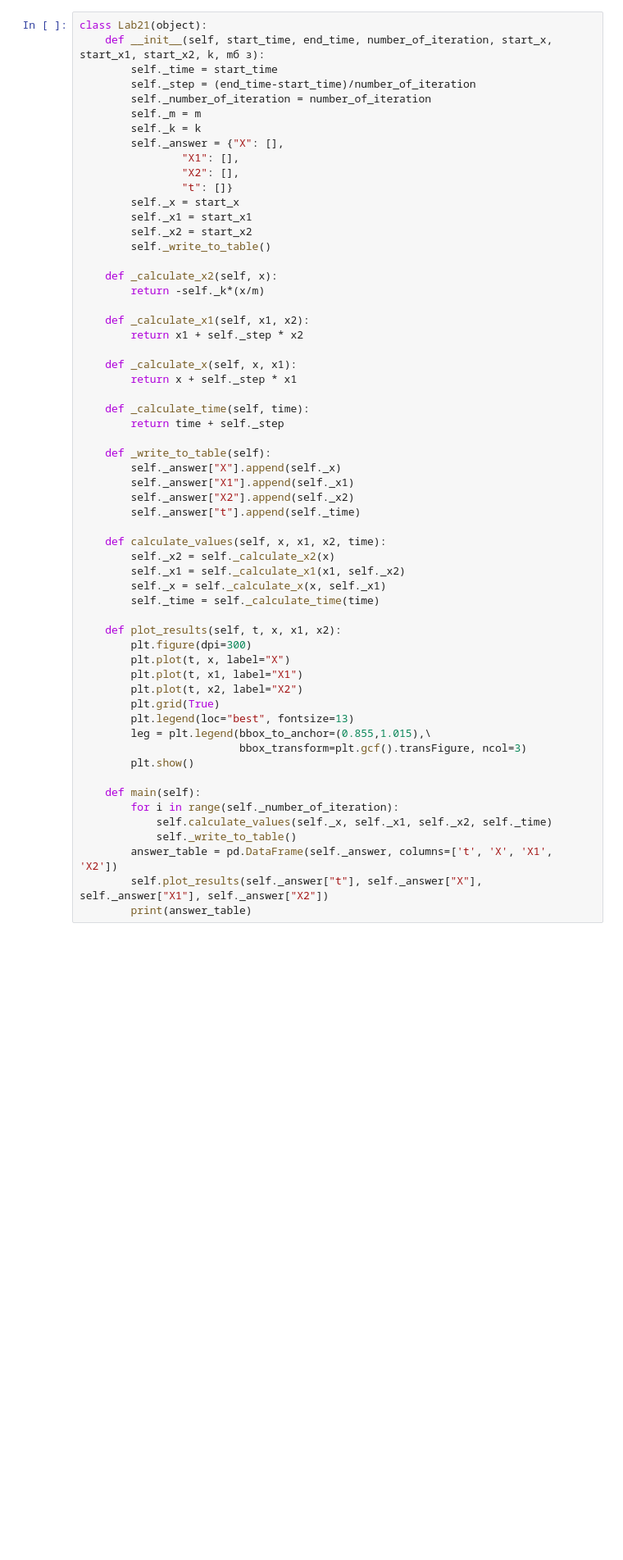
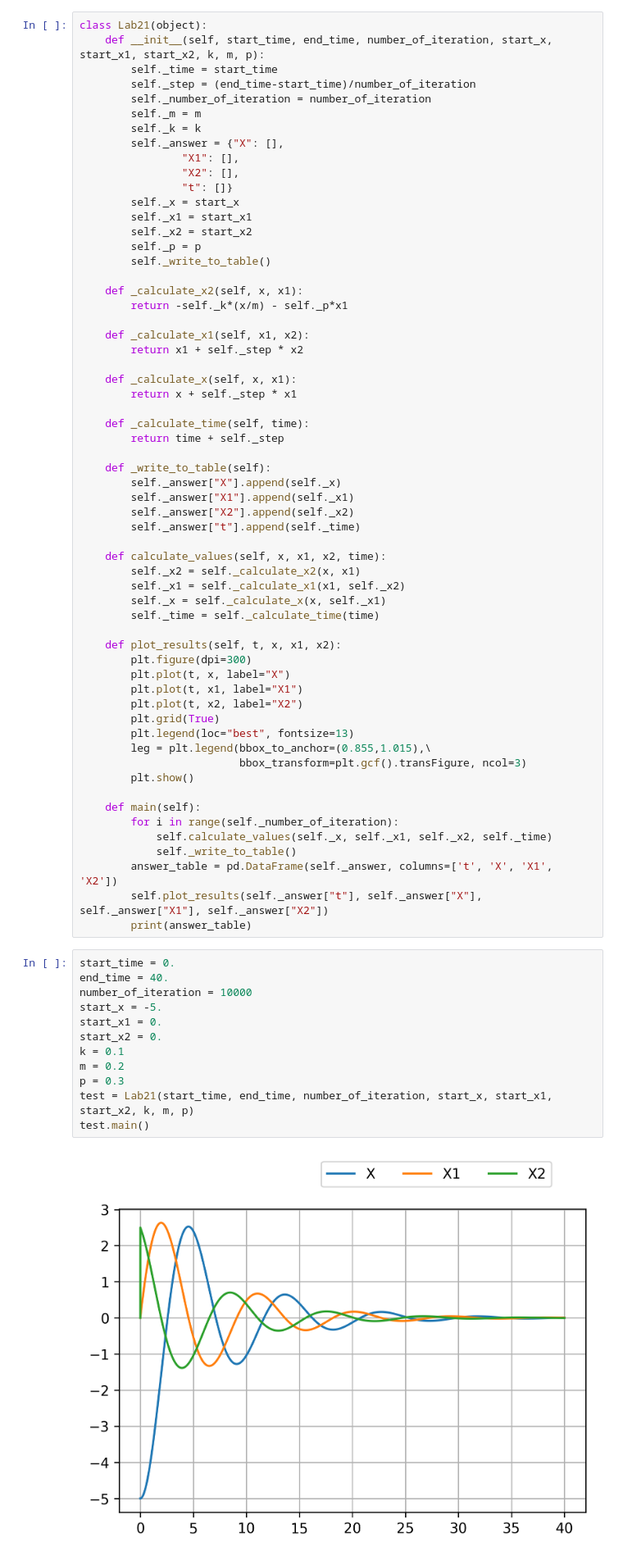
Before and after one commit to EgorPristanskiy/urmatphis, a Jupyter notebook: lab2_urmat/Lab2.ipynb, the cells around one changed output. Shown at 82% size. Drawn from its saved outputs; the diff is of its cells as text; blank space fills up the shorter version.

```diff
--- a/lab2_urmat/Untitled.ipynb
+++ b/lab2_urmat/Lab2.ipynb
@@ -97,7 +97,7 @@ test.main()
 ## Колебание шарика на пружинке (с затуханиями)
 # %%
 class Lab21(object):
-    def __init__(self, start_time, end_time, number_of_iteration, start_x, start_x1, start_x2, k, mб з):
+    def __init__(self, start_time, end_time, number_of_iteration, start_x, start_x1, start_x2, k, m, p):
         self._time = start_time
         self._step = (end_time-start_time)/number_of_iteration
         self._number_of_iteration = number_of_iteration
@@ -110,10 +110,11 @@ class Lab21(object):
         self._x = start_x
         self._x1 = start_x1
         self._x2 = start_x2
+        self._p = p
         self._write_to_table()
 
-    def _calculate_x2(self, x):
-        return -self._k*(x/m)
+    def _calculate_x2(self, x, x1):
+        return -self._k*(x/m) - self._p*x1
 
     def _calculate_x1(self, x1, x2):
         return x1 + self._step * x2
@@ -131,7 +132,7 @@ class Lab21(object):
         self._answer["t"].append(self._time)
 
     def calculate_values(self, x, x1, x2, time):
-        self._x2 = self._calculate_x2(x)
+        self._x2 = self._calculate_x2(x, x1)
         self._x1 = self._calculate_x1(x1, self._x2)
         self._x = self._calculate_x(x, self._x1)
         self._time = self._calculate_time(time)
@@ -154,3 +155,17 @@ class Lab21(object):
         answer_table = pd.DataFrame(self._answer, columns=['t', 'X', 'X1', 'X2'])
         self.plot_results(self._answer["t"], self._answer["X"], self._answer["X1"], self._answer["X2"])
         print(answer_table)
+# %%
+start_time = 0.
+end_time = 40.
+number_of_iteration = 10000
+start_x = -5.
+start_x1 = 0.
+start_x2 = 0.
+k = 0.1
+m = 0.2
+p = 0.3
+test = Lab21(start_time, end_time, number_of_iteration, start_x, start_x1, start_x2, k, m, p)
+test.main()
+# %% [output]
+[figure, added]
```
Also changed, not shown: parts of 1 cell of this notebook.
